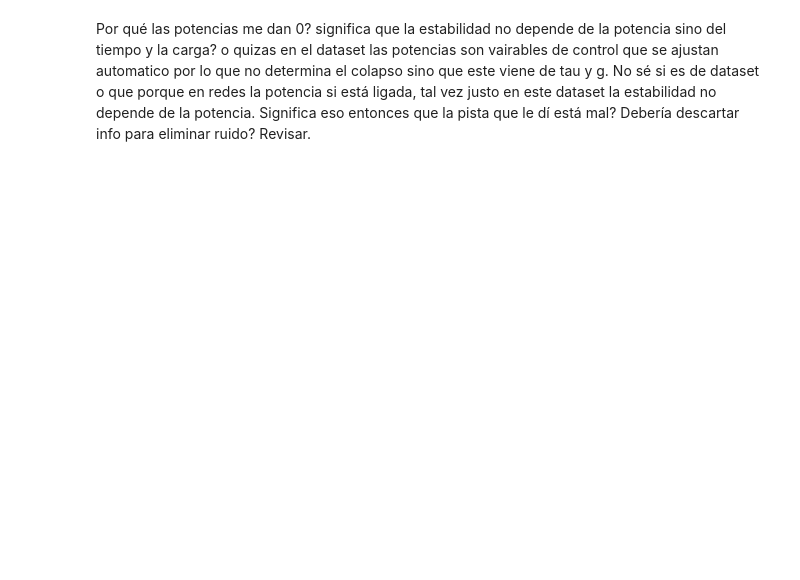
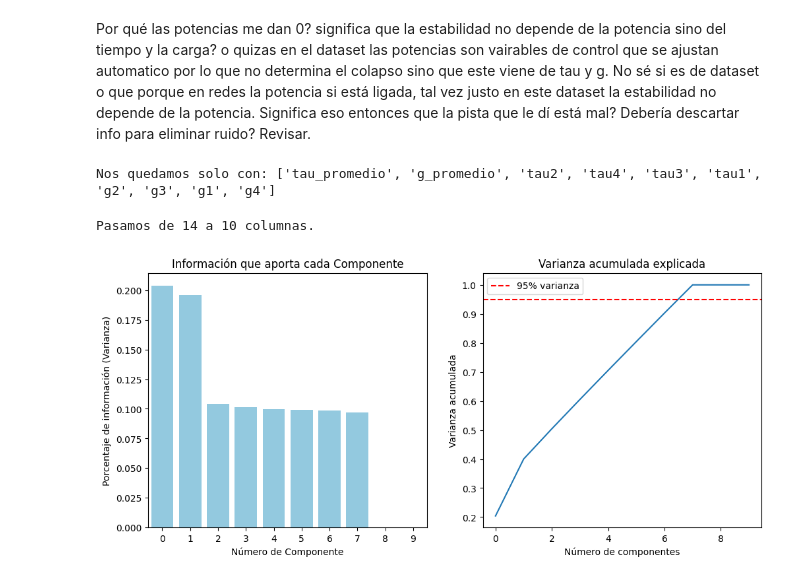
Before and after one commit to samiravergara-bit/Proyecto-1-Red-El-ctrica, a Jupyter notebook: Estabilidad electrica.ipynb, the cells around one changed output. Saved outputs shown, nothing was run; the diff lists cells and outputs as text; code cells hidden in the pictures; blank space fills up the shorter version.

```diff
--- a/Estabilidad electrica.ipynb
+++ b/Estabilidad electrica.ipynb
@@ -154,3 +143,53 @@ No sé si es de dataset o que porque en redes la potencia si está ligada, tal v
 Significa eso entonces que la pista que le dí está mal?
 Debería descartar info para eliminar ruido?
 Revisar.
+# %%
+#Filtrar ruido
+
+#Guardar los nombres de las variables que sacaron más de 0
+columnas_utiles = tabla_importancia[tabla_importancia["Información aportada"] > 0]["variable"].tolist()
+
+print("Nos quedamos solo con:", columnas_utiles)
+# %% [output]
+Nos quedamos solo con: ['tau_promedio', 'g_promedio', 'tau2', 'tau4', 'tau3', 'tau1', 'g2', 'g3', 'g1', 'g4']
+# %%
+#Buscar en qué posición númerica están esas columnas útiles
+indices_utiles = [X.columns.get_loc(col) for col in columnas_utiles]
+
+#Recortamos nuestras matrices de estudio y prueba para quedarnos solo con las columnas útiles
+X_train_filtrado = X_train_escalado[:, indices_utiles]
+X_test_filtrado = X_test_escalado[:, indices_utiles]
+
+print(f"Pasamos de {X_train_escalado.shape[1]} a {X_train_filtrado.shape[1]} columnas.")
+# %% [output]
+Pasamos de 14 a 10 columnas.
+# %%
+#PCA
+from sklearn.decomposition import PCA
+import numpy as np
+
+#PCA se entrena con los datos ya filtrados
+pca = PCA()
+pca.fit(X_train_filtrado)
+
+plt.figure(figsize=(12, 5))
+plt.subplot(1, 2, 1)
+sns.barplot(
+    x=np.arange(len(pca.explained_variance_ratio_)),
+    y=pca.explained_variance_ratio_,
+    color="skyblue"
+)
+plt.title("Información que aporta cada Componente")
+plt.xlabel("Número de Componente")
+plt.ylabel("Porcentaje de información (Varianza)")
+
+plt.subplot(1, 2, 2)
+plt.plot(np.cumsum(pca.explained_variance_ratio_))
+plt.axhline(y=0.95, color="Red", linestyle="--", label="95% varianza")
+plt.title("Varianza acumulada explicada")
+plt.xlabel("Número de componentes")
+plt.ylabel("Varianza acumulada")
+plt.legend()
+plt.show()
+# %% [output]
+[figure, added]
```
Also changed, not shown: parts of 17 cells of this notebook.
